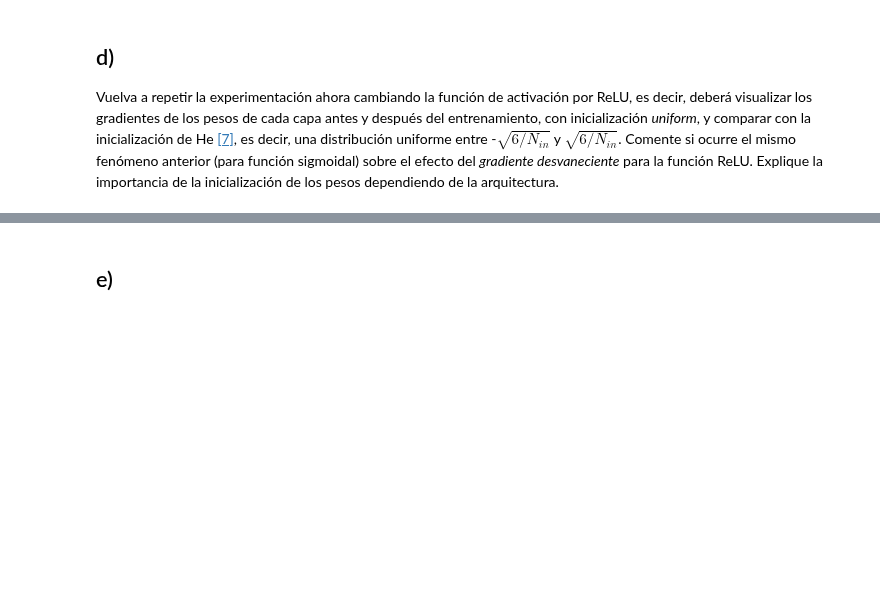
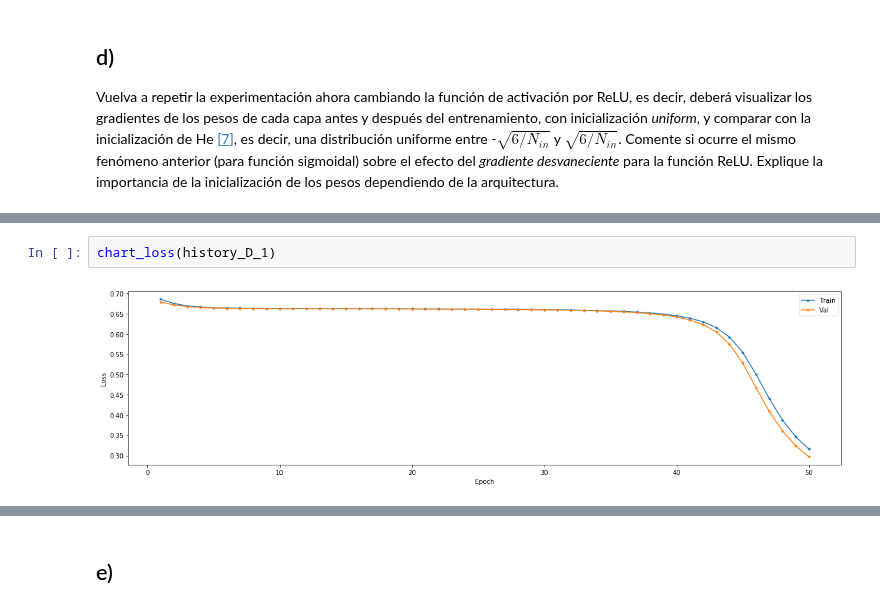
Before and after one commit to Umauro/ANN-T1, a Jupyter notebook: Pregunta 2.ipynb, the cells around one changed output, grey strips where cells are left out. Saved outputs shown, nothing was run; the diff lists cells and outputs as text; blank space fills up the shorter version.

```diff
--- a/Pregunta 2.ipynb
+++ b/Pregunta 2.ipynb
@@ -361,3 +361,7 @@ Gradientes post-entrenamiento
+# %%
+chart_loss(history_D_1)
+# %% [output]
+[figure, added]
 # %%
 model = Sequential()
 model.add(Dense(256, input_dim=X_train_scaled.shape[1], kernel_initializer='he_uniform',activation='relu'))
```
Also changed, not shown: parts of 4 cells of this notebook.
